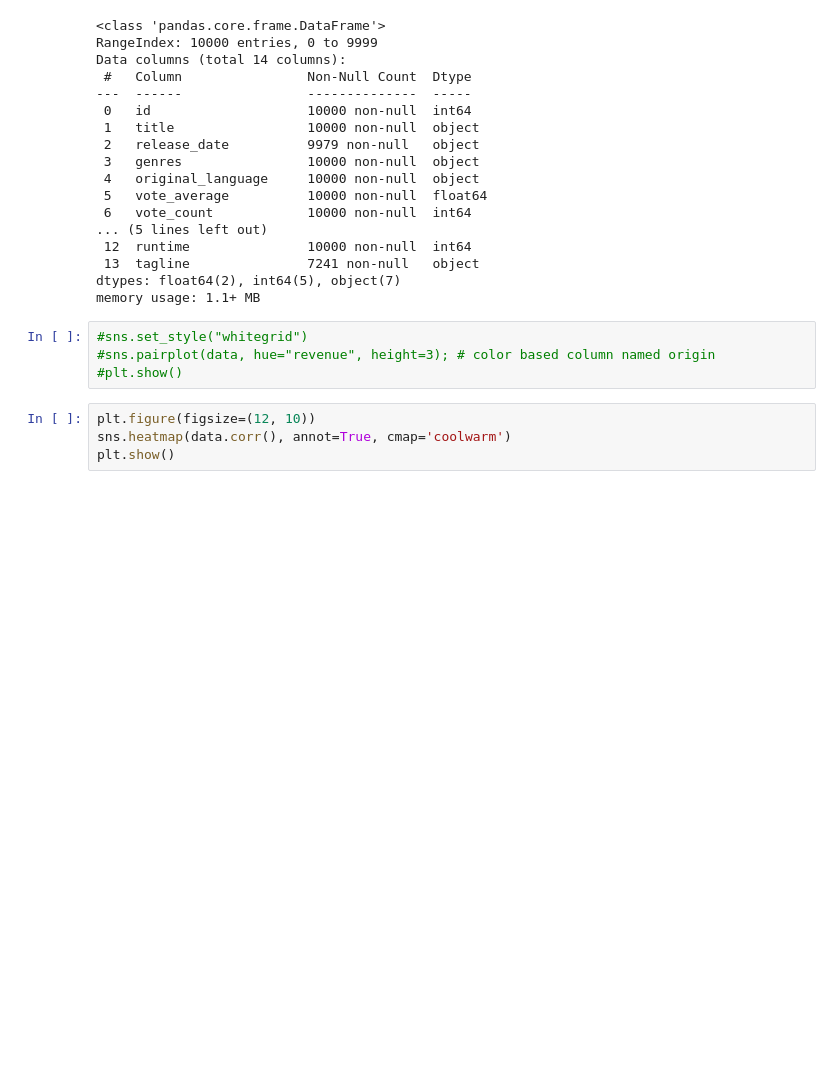
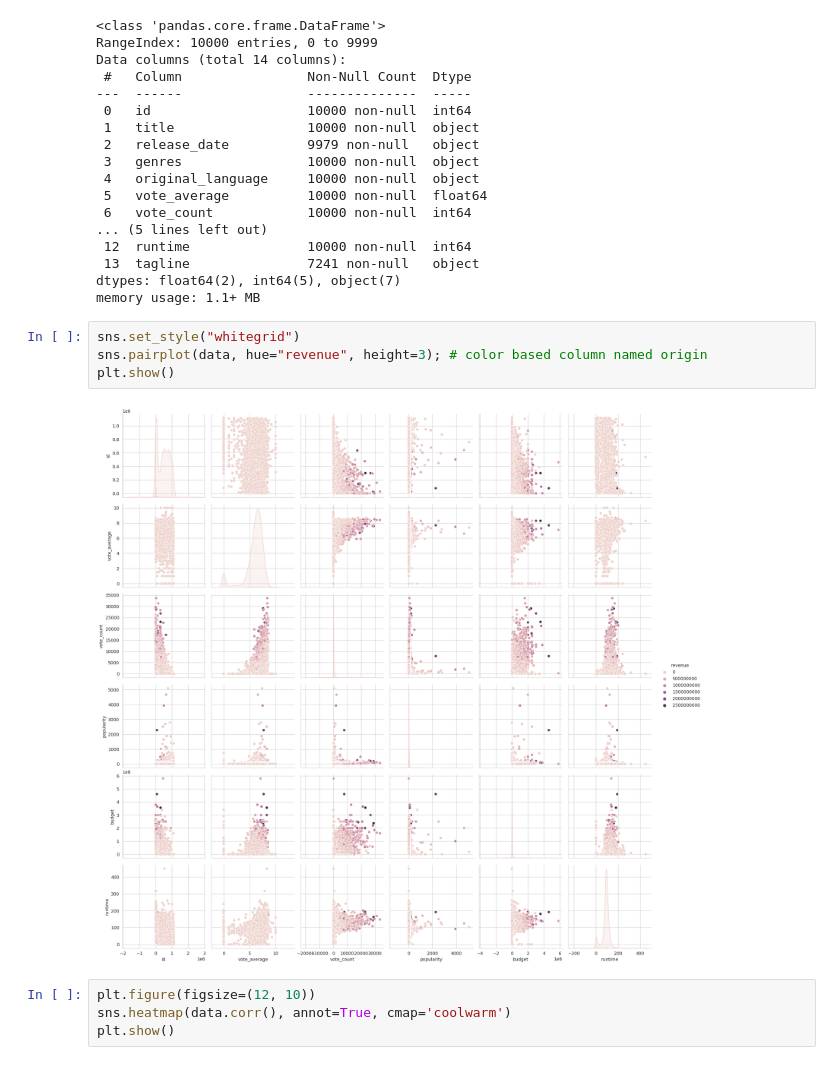
Before and after one commit to Sukhjit21/Movie-Revenue-Prediction, a Jupyter notebook: MovieRevenue.ipynb, the cells around one changed output. Drawn from its saved outputs; the diff is of its cells as text; blank space fills up the shorter version.

```diff
--- a/MovieRevenue.ipynb
+++ b/MovieRevenue.ipynb
@@ -94,9 +94,11 @@ Data columns (total 14 columns):
 dtypes: float64(2), int64(5), object(7)
 memory usage: 1.1+ MB
 # %%
-#sns.set_style("whitegrid")
-#sns.pairplot(data, hue="revenue", height=3); # color based column named origin
-#plt.show()
+sns.set_style("whitegrid")
+sns.pairplot(data, hue="revenue", height=3); # color based column named origin
+plt.show()
+# %% [output]
+[figure, added]
 # %%
 plt.figure(figsize=(12, 10))
 sns.heatmap(data.corr(), annot=True, cmap='coolwarm')
```
Also changed, not shown: parts of 1 cell of this notebook.
